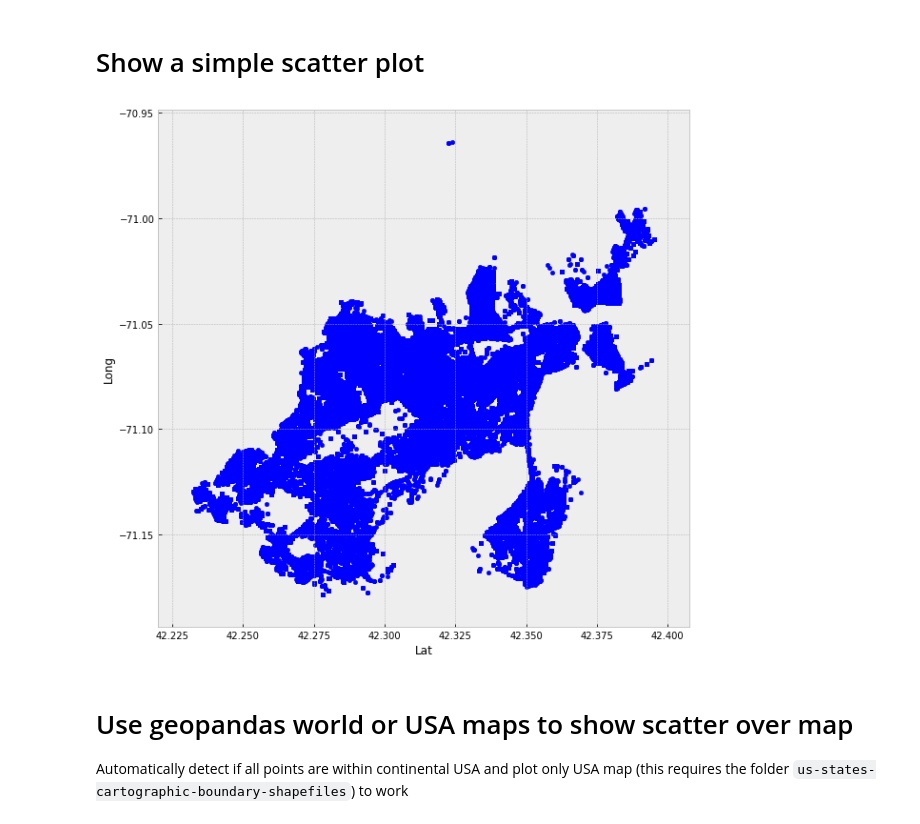
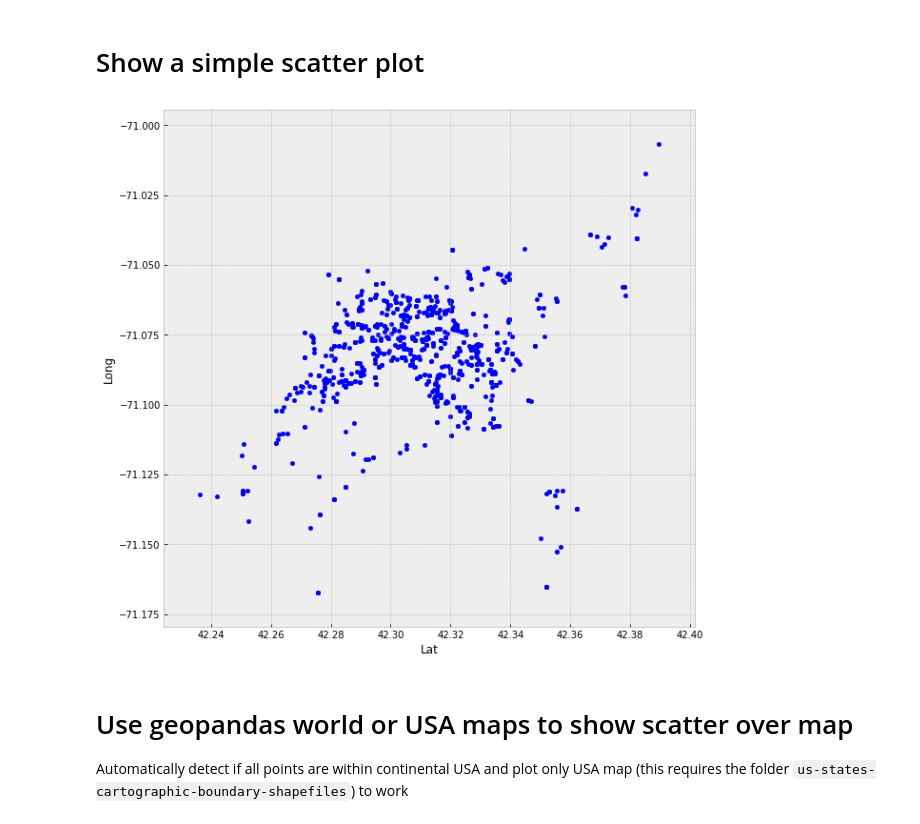
Before and after one commit to darenr/simple-geo-plotting, a Jupyter notebook: demo.ipynb, the cells around one changed output. Saved outputs shown, nothing was run; the diff lists cells and outputs as text; code cells hidden in the pictures.

```diff
--- a/demo.ipynb
+++ b/demo.ipynb
@@ -13,12 +13,12 @@ display(HTML("<style>.container { width:90% !important; }</style>"))
 # %% [markdown]
 # Show a simple scatter plot
 # %%
-df = pd.read_csv('datasets/boston_crime.csv', encoding='ISO-8859-1', low_memory=False)
+df = pd.read_csv('datasets/boston_sample.csv')
 df['OCCURRED_ON_DATE'] = df['OCCURRED_ON_DATE'].astype('datetime64[ns]')
 df = df.loc[df['Lat'] > 0]
 df.plot.scatter(x='Lat', y='Long', figsize=(10,10));
 # %% [output]
-[figure, old version]
+[figure, new version]
 # %% [markdown]
 # Use geopandas world or USA maps to show scatter over map
 
```
Also changed, not shown: parts of 4 cells of this notebook, 1 other file.
